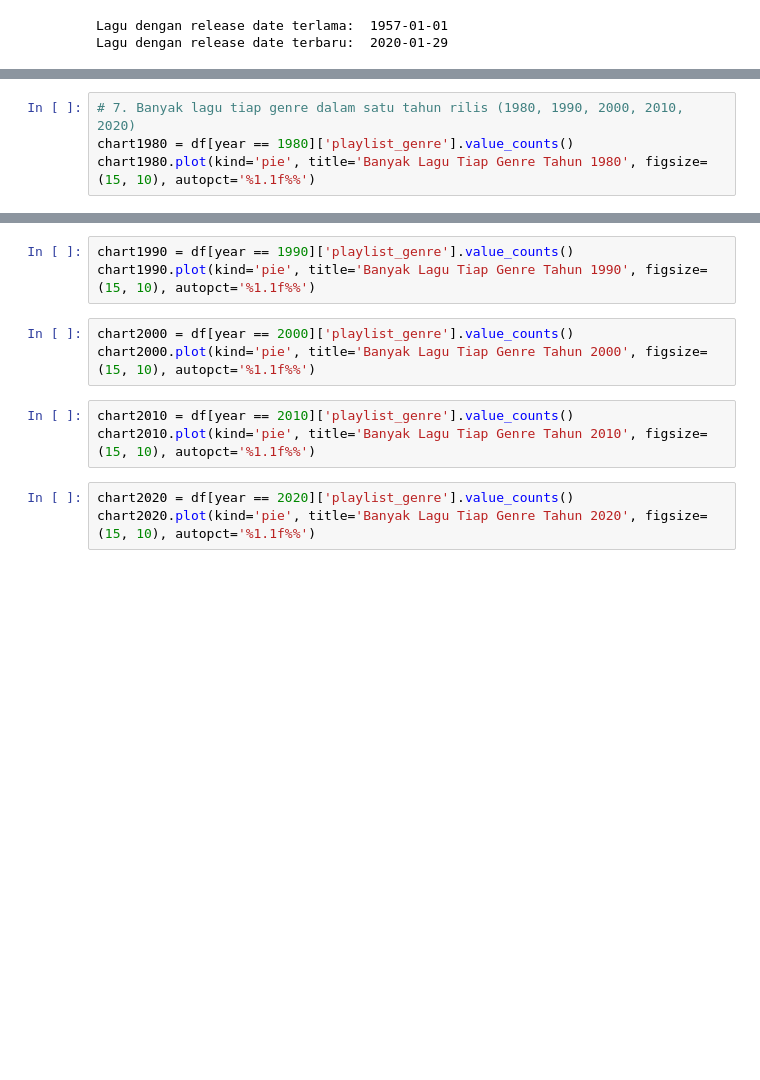
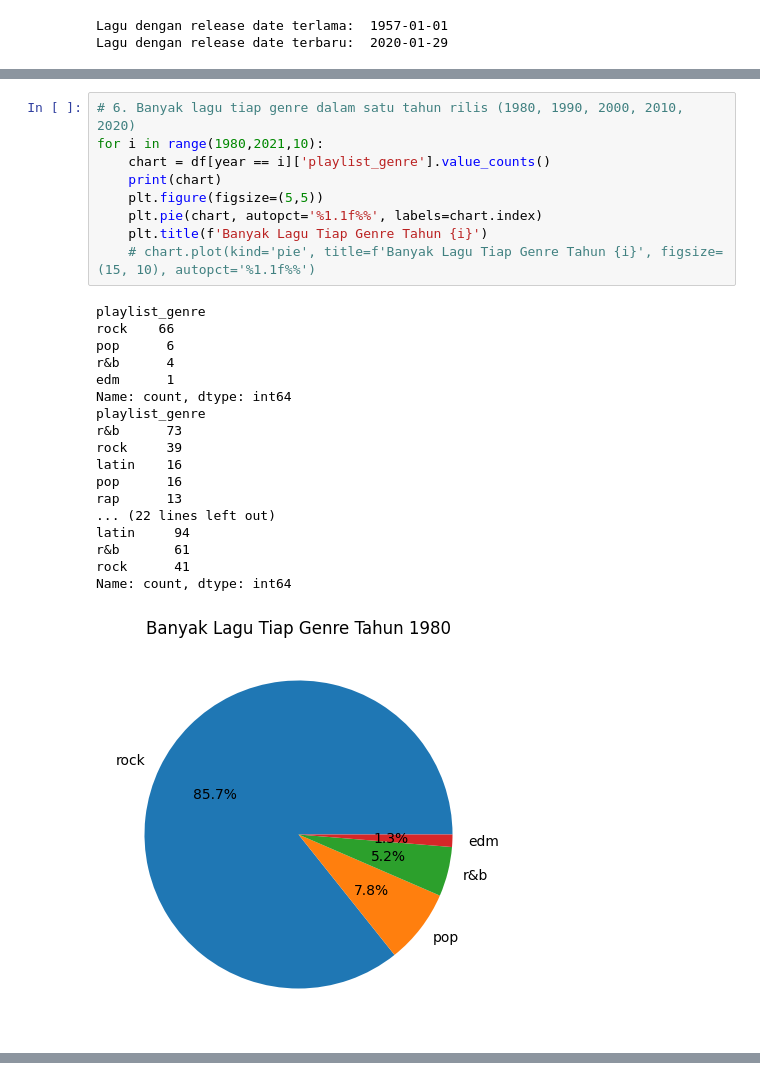
Before and after one commit to Vylon-Kleio/Tugas-Besar-2-Pengenalan-Komputasi-ITB, a Jupyter notebook: Spotify_Data_Analysis/spotify_analysis.ipynb, the cells around one changed output, grey strips where cells are left out. Drawn from its saved outputs; the diff is of its cells as text; blank space fills up the shorter version.

```diff
--- a/Spotify_Data_Analysis/spotify_analysis.ipynb
+++ b/Spotify_Data_Analysis/spotify_analysis.ipynb
@@ -45,4 +129,28 @@ Name: track_popularity, Length: 63, dtype: int64
 # %%
-# 7. Banyak lagu tiap genre dalam satu tahun rilis (1980, 1990, 2000, 2010, 2020)
-chart1980 = df[year == 1980]['playlist_genre'].value_counts()
-chart1980.plot(kind='pie', title='Banyak Lagu Tiap Genre Tahun 1980', figsize=(15, 10), autopct='%1.1f%%')
+# 6. Banyak lagu tiap genre dalam satu tahun rilis (1980, 1990, 2000, 2010, 2020)
+for i in range(1980,2021,10):
+    chart = df[year == i]['playlist_genre'].value_counts()
+    print(chart)
+    plt.figure(figsize=(5,5))
+    plt.pie(chart, autopct='%1.1f%%', labels=chart.index)
+    plt.title(f'Banyak Lagu Tiap Genre Tahun {i}')
+    # chart.plot(kind='pie', title=f'Banyak Lagu Tiap Genre Tahun {i}', figsize=(15, 10), autopct='%1.1f%%')
+# %% [output]
+playlist_genre
+rock    66
+pop      6
+r&b      4
+edm      1
+Name: count, dtype: int64
+playlist_genre
+r&b      73
+rock     39
+latin    16
+pop      16
+rap      13
+... (22 lines left out)
+latin     94
+r&b       61
+rock      41
+Name: count, dtype: int64
+[figure, added]
@@ -49,12 +160,0 @@ chart1980.plot(kind='pie', title='Banyak Lagu Tiap Genre Tahun 1980', figsize=(1
-# %%
-chart1990 = df[year == 1990]['playlist_genre'].value_counts()
-chart1990.plot(kind='pie', title='Banyak Lagu Tiap Genre Tahun 1990', figsize=(15, 10), autopct='%1.1f%%')
-# %%
-chart2000 = df[year == 2000]['playlist_genre'].value_counts()
-chart2000.plot(kind='pie', title='Banyak Lagu Tiap Genre Tahun 2000', figsize=(15, 10), autopct='%1.1f%%')
-# %%
-chart2010 = df[year == 2010]['playlist_genre'].value_counts()
-chart2010.plot(kind='pie', title='Banyak Lagu Tiap Genre Tahun 2010', figsize=(15, 10), autopct='%1.1f%%')
-# %%
-chart2020 = df[year == 2020]['playlist_genre'].value_counts()
-chart2020.plot(kind='pie', title='Banyak Lagu Tiap Genre Tahun 2020', figsize=(15, 10), autopct='%1.1f%%')
```
Also changed, not shown: parts of 7 cells of this notebook.
